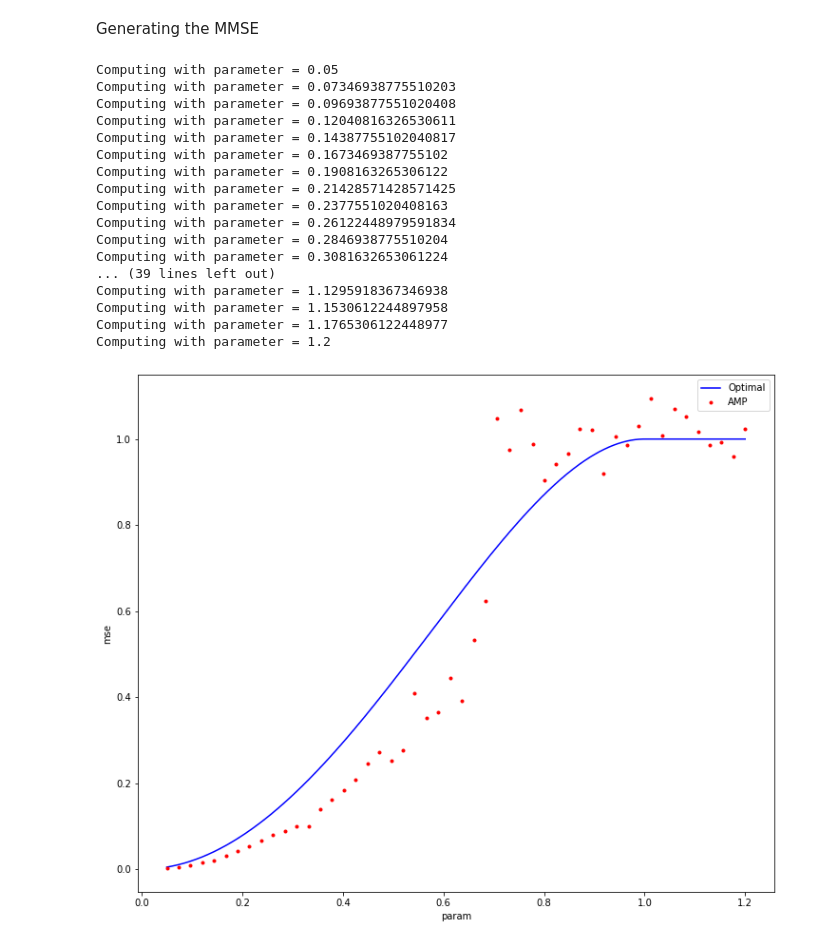
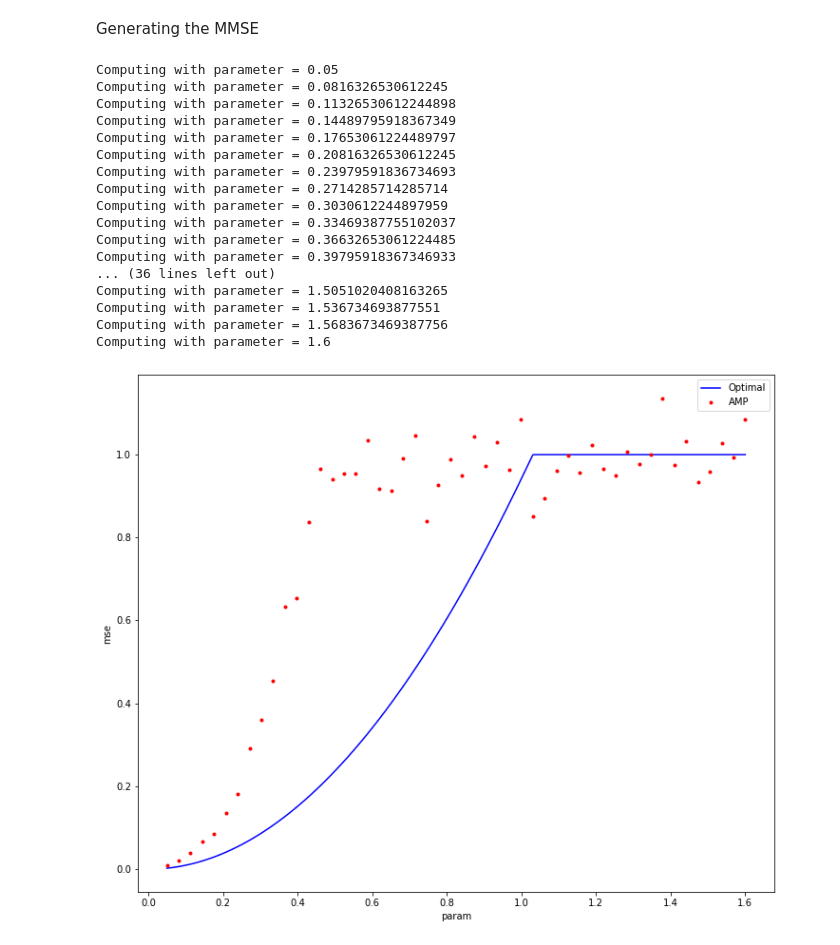
Before and after one commit to samatbor/AMP-for-inhomogenous-noise, a Jupyter notebook: AMP_inhomegenous_noise_Justin.ipynb, the cells around one changed output. Drawn from its saved outputs; the diff is of its cells as text; code cells hidden in the pictures.

Commit message:
Add files via upload
Simplified the optimal curve part and added np.sqrt to make curve match the simulations

```diff
--- a/AMP_inhomegenous_noise_Justin.ipynb
+++ b/AMP_inhomegenous_noise_Justin.ipynb
@@ -61,7 +60,7 @@ The plot above clearly illustrates the presence of two communities in the genera
 # %% [markdown]
 Let us now implement AMP for the inhomegenous noise
 # %%
-def damp(new, old, damping=0.25):
+def damp(new, old, damping=0.75):
     return damping * old + (1-damping) * new
 
 def iterate_amp(precision = 1e-5, max_steps = 100, *, init, prior, Y, delta):
@@ -267,13 +204,9 @@ def visualize (data_amp, data_optimal):
 # %% [markdown]
 Generating the MMSE
 # %%
-def optimal_curve(start, end, points, diag_scalar, prior, p):
+def optimal_curve(start, end, points, diag_scalar):
 
-    rho1 = 0.5
-    rho2 = 0.5
-
-    Qtilde1 = 1
-    Qtilde2 = 1
+    rho1, rho2 = 0.5, 0.5
 
     MMSEVec = []
     paramvec = []
@@ -281,43 +214,47 @@ def optimal_curve(start, end, points, diag_scalar, prior, p):
     param_range = np.linspace(start, end, points)
 
     for param in param_range:
-      Delta_11_new = param**2
-      Delta_12_new = param**2
-      Delta_22_new = (diag_scalar*param)**2
-      Qtilde1,Qtilde2 = Solve_Q(Qtilde1,Qtilde2,rho1,rho2,Delta_11_new,Delta_12_new,Delta_22_new,prior,p)
-      MMSEVec.append( 1 - ( rho1**2 * ExpectGibbs(Qtilde1,prior,p)*ExpectGibbs(Qtilde1,prior,p) +
-                           2*rho1*rho2 *  ExpectGibbs(Qtilde1,prior,p) * ExpectGibbs(Qtilde2,prior,p) +
-                           rho2**2 * ExpectGibbs(Qtilde2,prior,p) * ExpectGibbs(Qtilde2,prior,p) )  )
+      Delta11 = param
+      Delta12 = param
+      Delta22 = (diag_scalar*param)
+
+      Qtilde1 = 1
+      Qtilde2 = 1
+
+      Qtilde1, Qtilde2 = Solve_Q(Qtilde1, Qtilde2, rho1, rho2, Delta11, Delta12, Delta22)
+      MMSEVec.append(1 - np.sqrt(rho1**2 * ExpectGibbs(Qtilde1)**2 +
+                           2 * rho1 * rho2 *  ExpectGibbs(Qtilde1) * ExpectGibbs(Qtilde2) +
+                           rho2**2 * ExpectGibbs(Qtilde2)**2))
       paramvec.append(param)
 
     return {'parameter': paramvec, 'mse': MMSEVec}
 # %%
-dimension = 75
+dimension = 100
 start = 0.05
-end = 1.2
+end = 1.6
 points = 50
 delta_collection = create_two_blocks_collection(dimension = dimension, start = start, end = end, points = points,
-                                         first_size = dimension//2, diag_scalar = 1)
-gaussian_prior = data_amp(initialisation = 'uninformed', seeds = 10, dimension = dimension,
+                                         first_size = dimension//2, diag_scalar = 0.9)
+gaussian_prior = data_amp(initialisation = 'uninformed', seeds = 7, dimension = dimension,
                                    delta_collection = delta_collection, prior = 'gaussian')
 visualize(data_amp = gaussian_prior, data_optimal =
-          optimal_curve(start = start, end = end, points = 1000, diag_scalar = 1,prior = 'gaussian',p = 0.5))
+          optimal_curve(start = start, end = end, points = 1000, diag_scalar = 0.9))
 # %% [output]
 Computing with parameter = 0.05
-Computing with parameter = 0.07346938775510203
-Computing with parameter = 0.09693877551020408
-Computing with parameter = 0.12040816326530611
-Computing with parameter = 0.14387755102040817
-Computing with parameter = 0.1673469387755102
-Computing with parameter = 0.1908163265306122
-Computing with parameter = 0.21428571428571425
-Computing with parameter = 0.2377551020408163
-Computing with parameter = 0.26122448979591834
-Computing with parameter = 0.2846938775510204
-Computing with parameter = 0.3081632653061224
-... (39 lines left out)
-Computing with parameter = 1.1295918367346938
-Computing with parameter = 1.1530612244897958
-Computing with parameter = 1.1765306122448977
-Computing with parameter = 1.2
+Computing with parameter = 0.0816326530612245
+Computing with parameter = 0.11326530612244898
+Computing with parameter = 0.14489795918367349
+Computing with parameter = 0.17653061224489797
+Computing with parameter = 0.20816326530612245
+Computing with parameter = 0.23979591836734693
+Computing with parameter = 0.2714285714285714
+Computing with parameter = 0.3030612244897959
+Computing with parameter = 0.33469387755102037
+Computing with parameter = 0.36632653061224485
+Computing with parameter = 0.39795918367346933
+... (36 lines left out)
+Computing with parameter = 1.5051020408163265
+Computing with parameter = 1.536734693877551
+Computing with parameter = 1.5683673469387756
+Computing with parameter = 1.6
-[figure, old version]
+[figure, new version]
```
Also changed, not shown: parts of 4 cells of this notebook.
